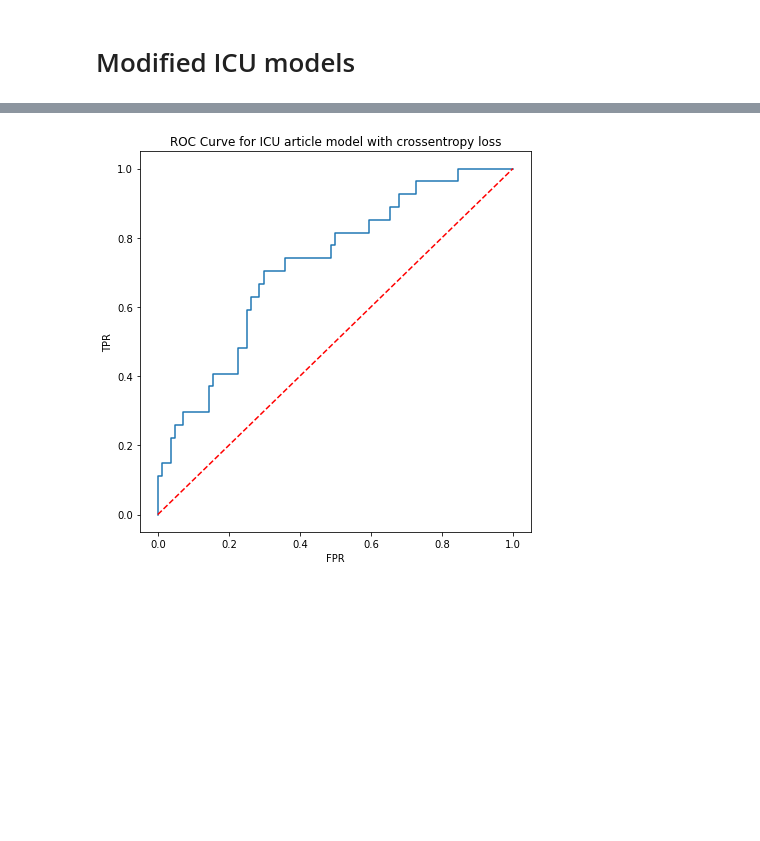
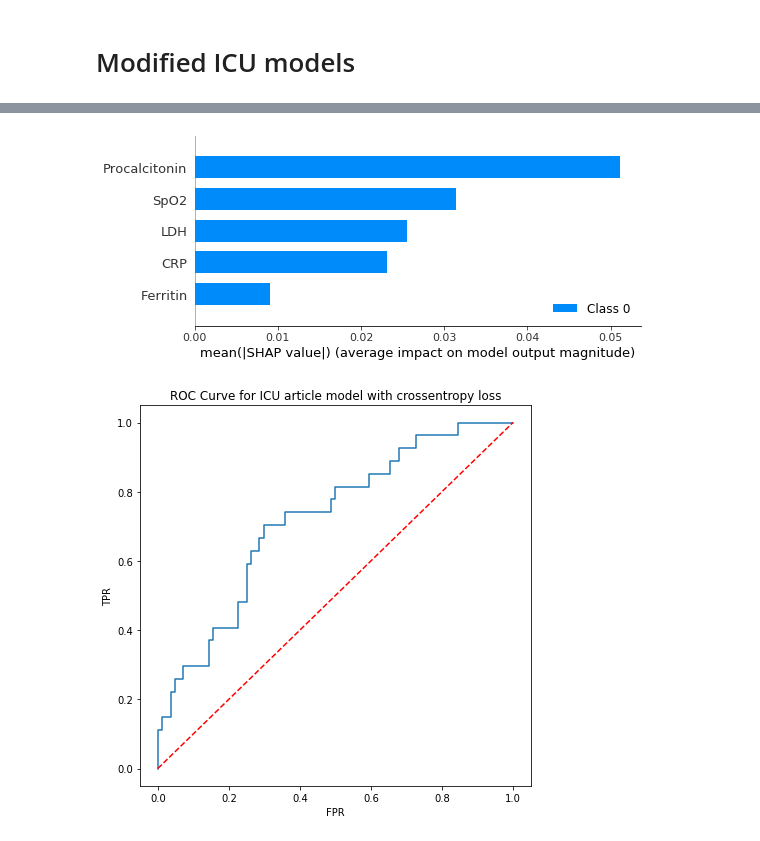
Before and after one commit to konrad-komisarczyk/wb2021, a Jupyter notebook: proj2/DNN/DNN.ipynb, the cells around one changed output, grey strips where cells are left out. Cells and saved outputs as stored; diff of their text form; code cells hidden in the pictures; blank space fills up the shorter version.

```diff
--- a/proj2/DNN/DNN.ipynb
+++ b/proj2/DNN/DNN.ipynb
@@ -150,5 +176,9 @@ roc_auc_score(ICU_PACK["y_test"], article_ce_model.predict(ICU_PACK["X_test"])[:
 # %%
 article_ce_model.save("icu_article_ce.h5")
+# %%
+plot_feature_importance(article_ce_model, ICU_PACK["X_train"], icu.iloc[:, :-1].columns)
+# %% [output]
+[figure, added]
 # %%
 plt.figure(figsize=(7,7))
 plot_roc_keras(article_ce_model, ICU_PACK, model_name="ICU article model with crossentropy loss")
```
Also changed, not shown: parts of 15 cells of this notebook.
